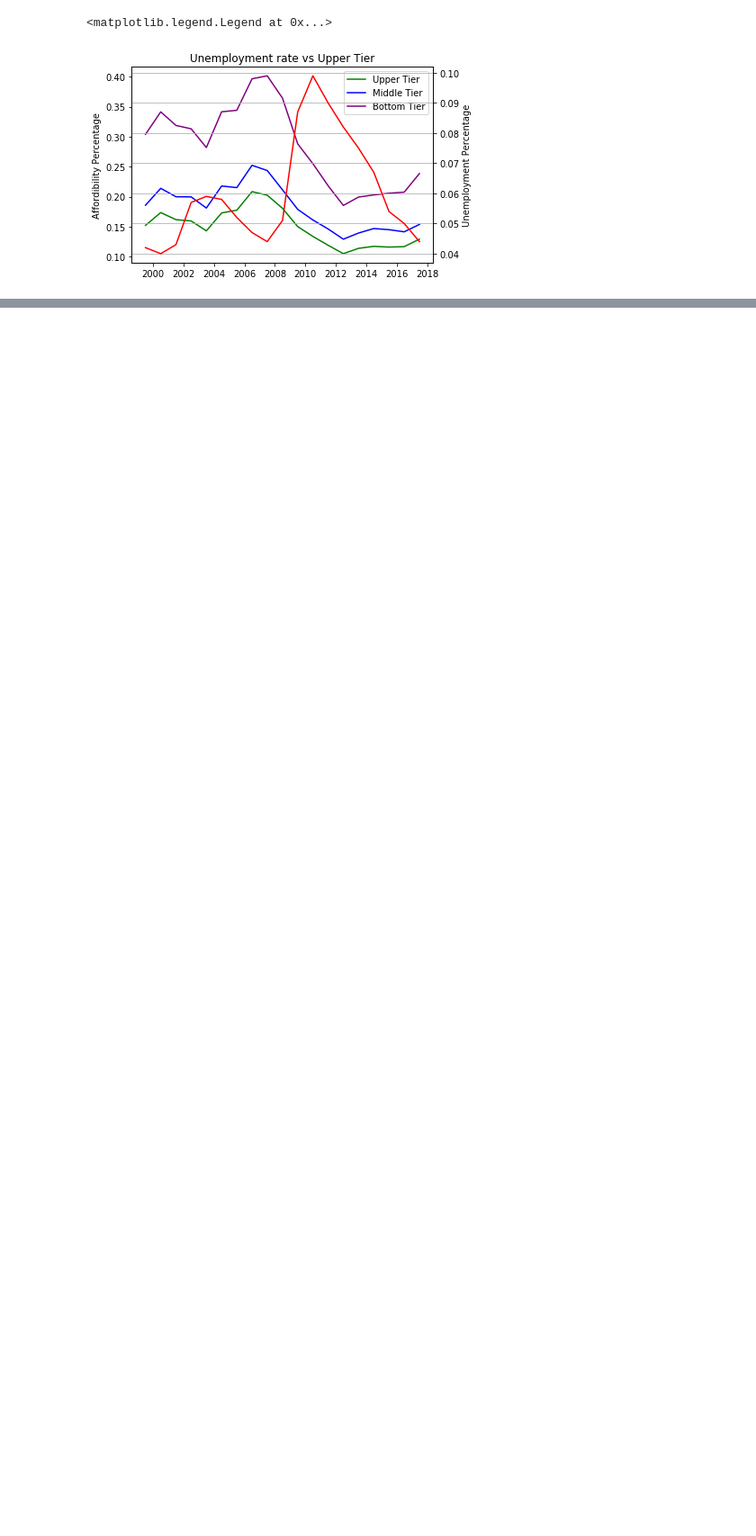
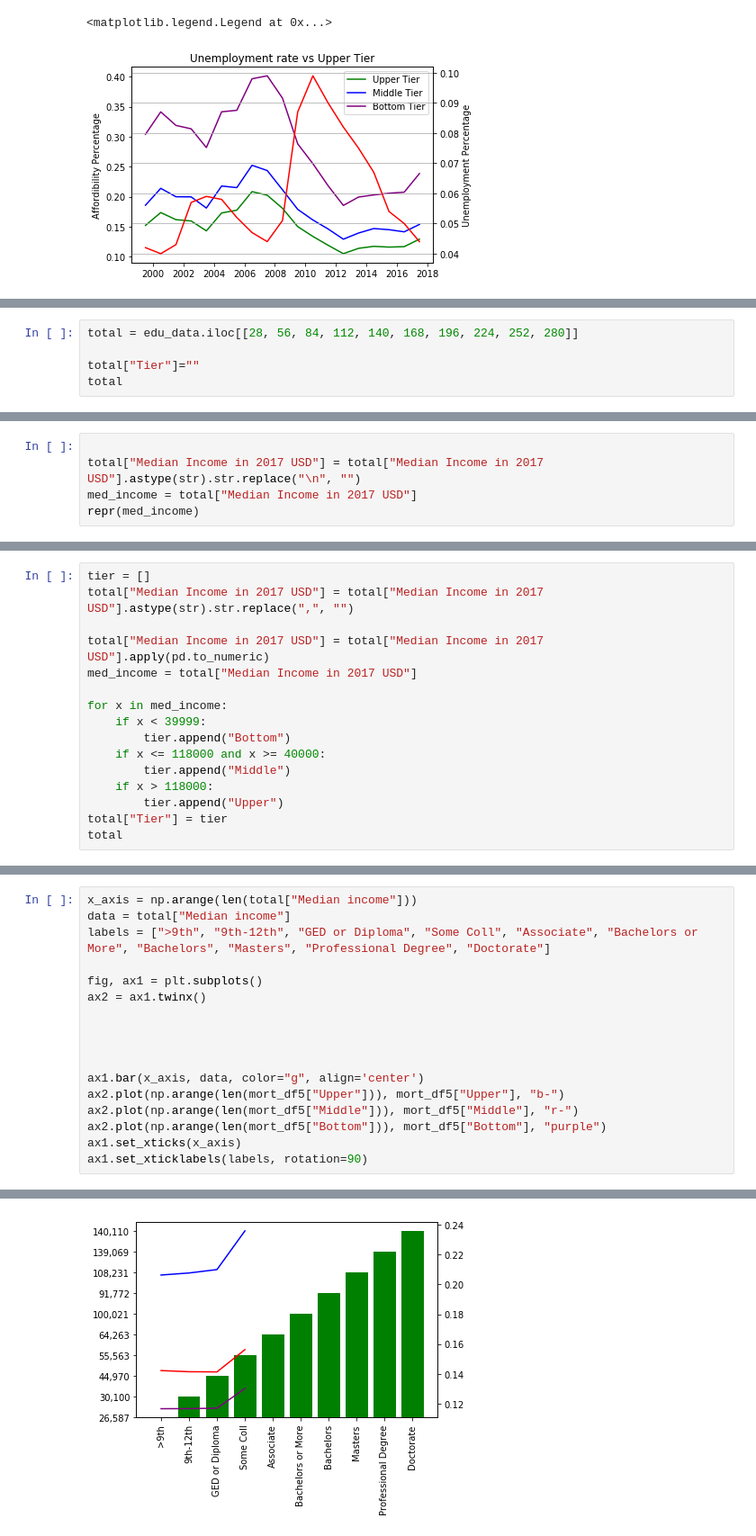
Before and after one commit to LoriHarris/Real_Estate_Affordability, a Jupyter notebook: Cleaning Labor, Income, and Education CSVs.ipynb, the cells around one changed output, grey strips where cells are left out. Shown: that part at 90% size. Cells and saved outputs as stored; diff of their text form; blank space fills up the shorter version.

```diff
--- a/Cleaning Labor, Income, and Education CSVs.ipynb
+++ b/Cleaning Labor, Income, and Education CSVs.ipynb
@@ -217,0 +183,5 @@ ax1.legend()
+# %%
+total = edu_data.iloc[[28, 56, 84, 112, 140, 168, 196, 224, 252, 280]]
+
+total["Tier"]=""
+total
@@ -217,0 +205,5 @@ ax1.legend()
+# %%
+
+total["Median Income in 2017 USD"] = total["Median Income in 2017 USD"].astype(str).str.replace("\n", "")
+med_income = total["Median Income in 2017 USD"]
+repr(med_income)
@@ -217,0 +216,16 @@ ax1.legend()
+# %%
+tier = []
+total["Median Income in 2017 USD"] = total["Median Income in 2017 USD"].astype(str).str.replace(",", "")
+
+total["Median Income in 2017 USD"] = total["Median Income in 2017 USD"].apply(pd.to_numeric)
+med_income = total["Median Income in 2017 USD"]
+
+for x in med_income:
+    if x < 39999:
+        tier.append("Bottom")
+    if x <= 118000 and x >= 40000:
+        tier.append("Middle")
+    if x > 118000:
+        tier.append("Upper")
+total["Tier"] = tier
+total
@@ -217,0 +262,18 @@ ax1.legend()
+# %%
+x_axis = np.arange(len(total["Median income"]))
+data = total["Median income"]
+labels = [">9th", "9th-12th", "GED or Diploma", "Some Coll", "Associate", "Bachelors or More", "Bachelors", "Masters", "Professional Degree", "Doctorate"]
+
+fig, ax1 = plt.subplots()
+ax2 = ax1.twinx()
+
+
+
+
+ax1.bar(x_axis, data, color="g", align='center')
+ax2.plot(np.arange(len(mort_df5["Upper"])), mort_df5["Upper"], "b-")
+ax2.plot(np.arange(len(mort_df5["Middle"])), mort_df5["Middle"], "r-")
+ax2.plot(np.arange(len(mort_df5["Bottom"])), mort_df5["Bottom"], "purple")
+ax1.set_xticks(x_axis)
+ax1.set_xticklabels(labels, rotation=90)
+# %% [output]
@@ -217,0 +290 @@ ax1.legend()
+[figure, added]
```
Also changed, not shown: parts of 12 cells of this notebook.
